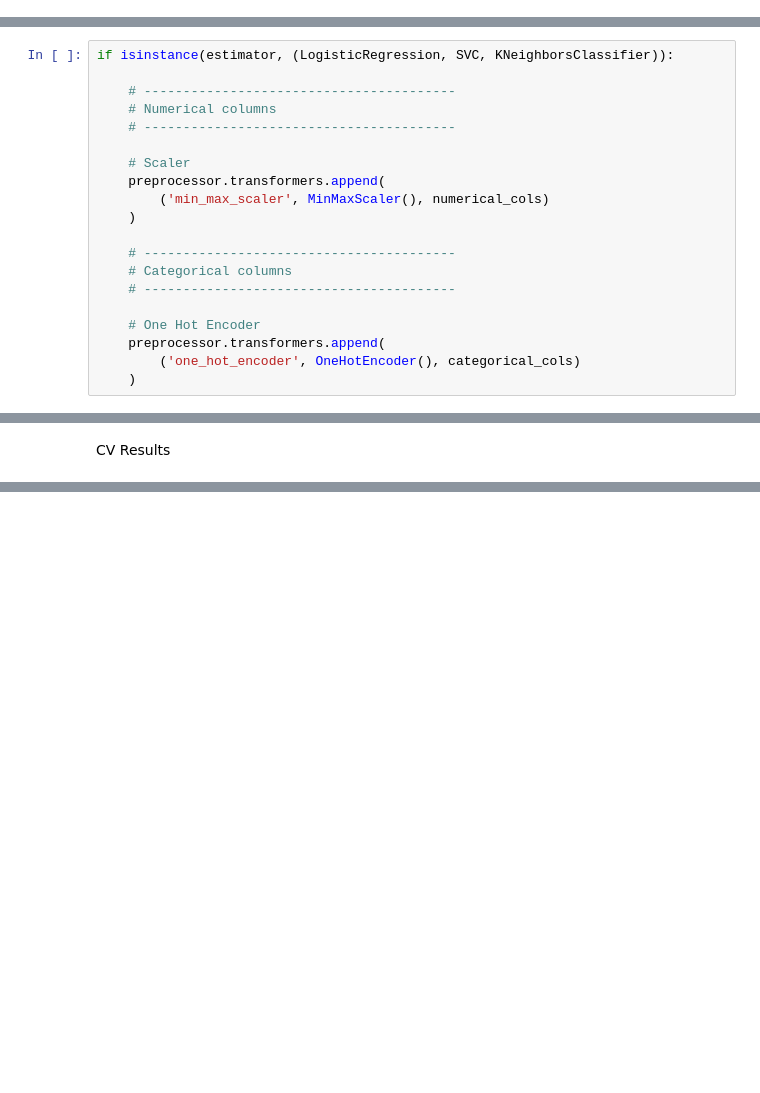
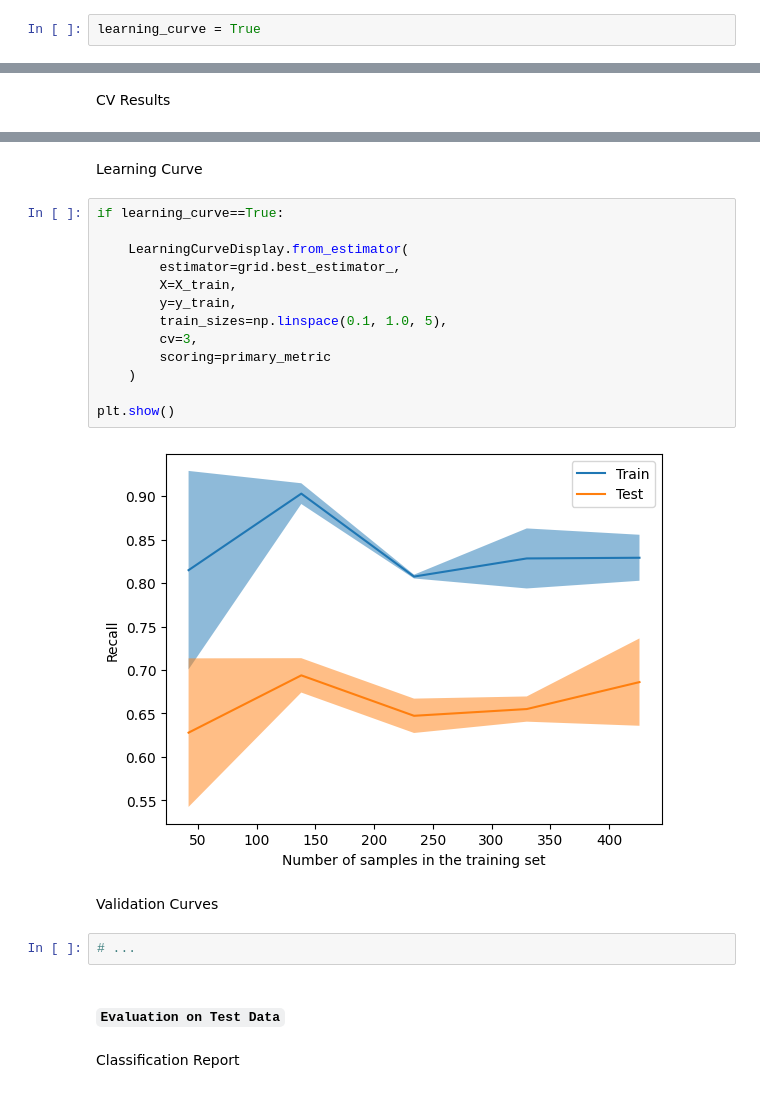
Before and after one commit to robin-friese/machine-learning-ready, a Jupyter notebook: 04 ML Pipelines/ml-pipeline.ipynb, the cells around one changed output, grey strips where cells are left out. Drawn from its saved outputs; the diff is of its cells as text; blank space fills up the shorter version.

Commit message:
added evaluation statistics and plots

```diff
--- a/04 ML Pipelines/ml-pipeline.ipynb
+++ b/04 ML Pipelines/ml-pipeline.ipynb
@@ -69,0 +111,2 @@ primary_metric = "recall"
+# %%
+learning_curve = True
@@ -187,23 +234,3 @@ Categorical Columns: ['Sex', 'Embarked']
 Numerical Columns: ['Pclass', 'Age', 'SibSp', 'Parch']
 # %% [markdown]
 for `Classifiers`:
-# %%
-if isinstance(estimator, (LogisticRegression, SVC, KNeighborsClassifier)):
-
-    # ----------------------------------------
-    # Numerical columns
-    # ----------------------------------------
-
-    # Scaler
-    preprocessor.transformers.append(
-        ('min_max_scaler', MinMaxScaler(), numerical_cols)
-    )
-
-    # ----------------------------------------
-    # Categorical columns
-    # ----------------------------------------
-
-    # One Hot Encoder
-    preprocessor.transformers.append(
-        ('one_hot_encoder', OneHotEncoder(), categorical_cols)
-    )
@@ -325,0 +483,25 @@ display(cv_results.sort_values(by=f"rank_test_{primary_metric}"))
+# %% [markdown]
+Learning Curve
+# %%
+if learning_curve==True:
+
+    LearningCurveDisplay.from_estimator(
+        estimator=grid.best_estimator_,
+        X=X_train,
+        y=y_train,
+        train_sizes=np.linspace(0.1, 1.0, 5),
+        cv=3,
+        scoring=primary_metric
+    )
+
+plt.show()
+# %% [output]
+[figure, added]
+# %% [markdown]
+Validation Curves
+# %%
+# ...
+# %% [markdown]
+##### `Evaluation on Test Data`
+# %% [markdown]
+Classification Report
```
Also changed, not shown: parts of 45 cells of this notebook.
